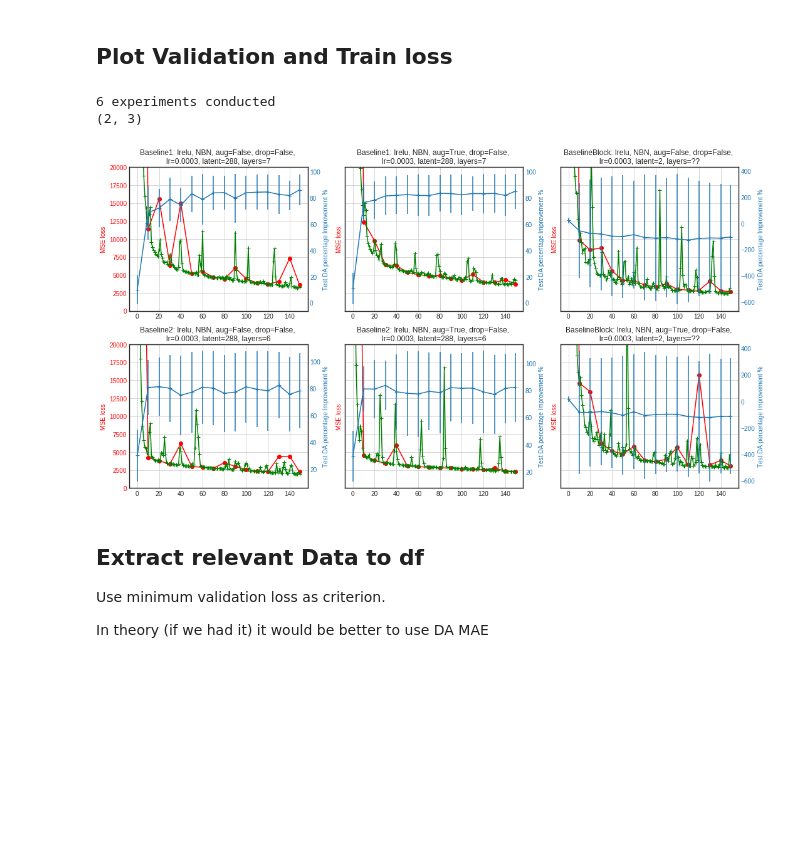
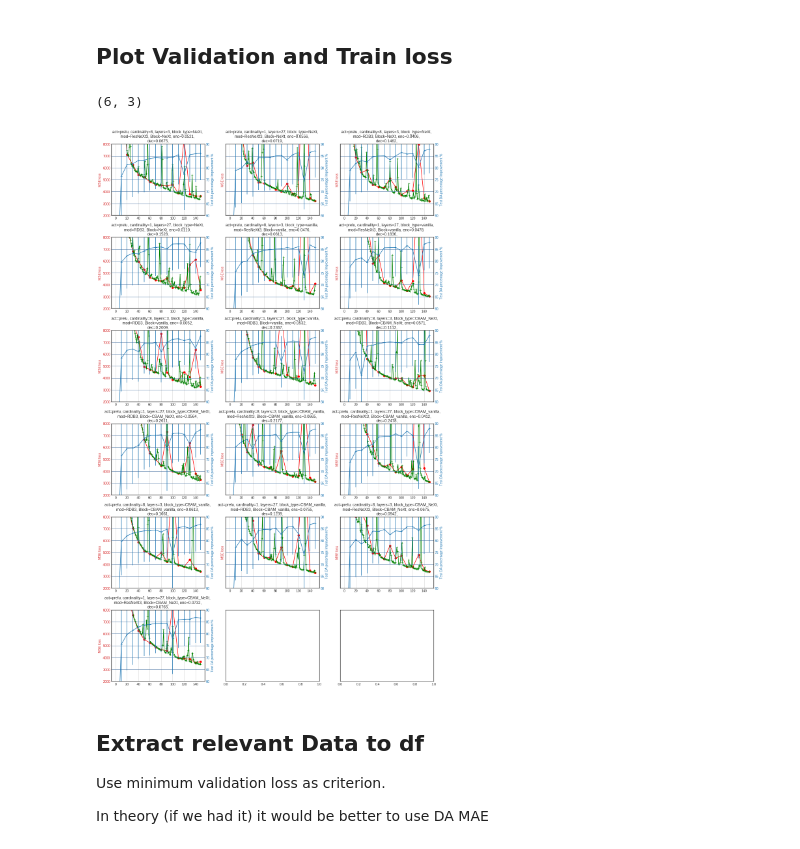
Before and after one commit to julianmack/Data_Assimilation, a Jupyter notebook: notebooks/CAE_zoo_analysis.ipynb, the cells around one changed output. Drawn from its saved outputs; the diff is of its cells as text; code cells hidden in the pictures; blank space fills up the shorter version.

```diff
--- a/notebooks/CAE_zoo_analysis.ipynb
+++ b/notebooks/CAE_zoo_analysis.ipynb
@@ -21,18 +25,30 @@ import pipeline
+# %%
+###CHANGE THIS FILE TO THE SUBDIRECTORY OF INTEREST:
+#exp_dir_base = "/data/home/jfm1118/DA/experiments/train/baseline_0b/"
+exp_base = "/data/home/jfm1118/DA/experiments/train/"
+exp_dirs = [exp_base + "06a/", exp_base + "06a2/", exp_base + "06a3/"] #tucodec
+exp_dirs = [exp_base + "02a/" ] #exp_base + "02b/"] #ResNeXt block types
+# %%
+results = utils.extract_res_from_files(exp_dirs)
+# %%
+#load data when utils isnt working:
+import pickle
+res_fp =  "experiments/results/ResNeXt/res.txt"
+with open(res_fp, "rb") as f:
+    results = pickle.load(f)
 # %% [markdown]
 ## Plot Validation and Train loss
-# %%
-###CHANGE THIS FILE TO THE SUBDIRECTORY OF INTEREST:
-exp_dir_base = "/data/home/jfm1118/DA/experiments/train/baseline_0b/"
-##############
-
-ylim = (0, 20000)
-
-results = utils.extract_res_from_files(exp_dir_base)
-utils.plot_results_loss_epochs(results, ylim=ylim)
-# %% [output]
-6 experiments conducted
-(2, 3)
-[figure, removed]
+# %%
+
+
+ylim = (2000, 8000)
+ylim2 = (60,90)
+
+
+utils.plot_results_loss_epochs(results, ylim1=ylim, ylim2=ylim2)
+# %% [output]
+(6, 3)
+[figure, added]
 # %% [markdown]
 ## Extract relevant Data to df
 Use minimum validation loss as criterion.
```
Also changed, not shown: parts of 2 cells of this notebook, 2 other files.
